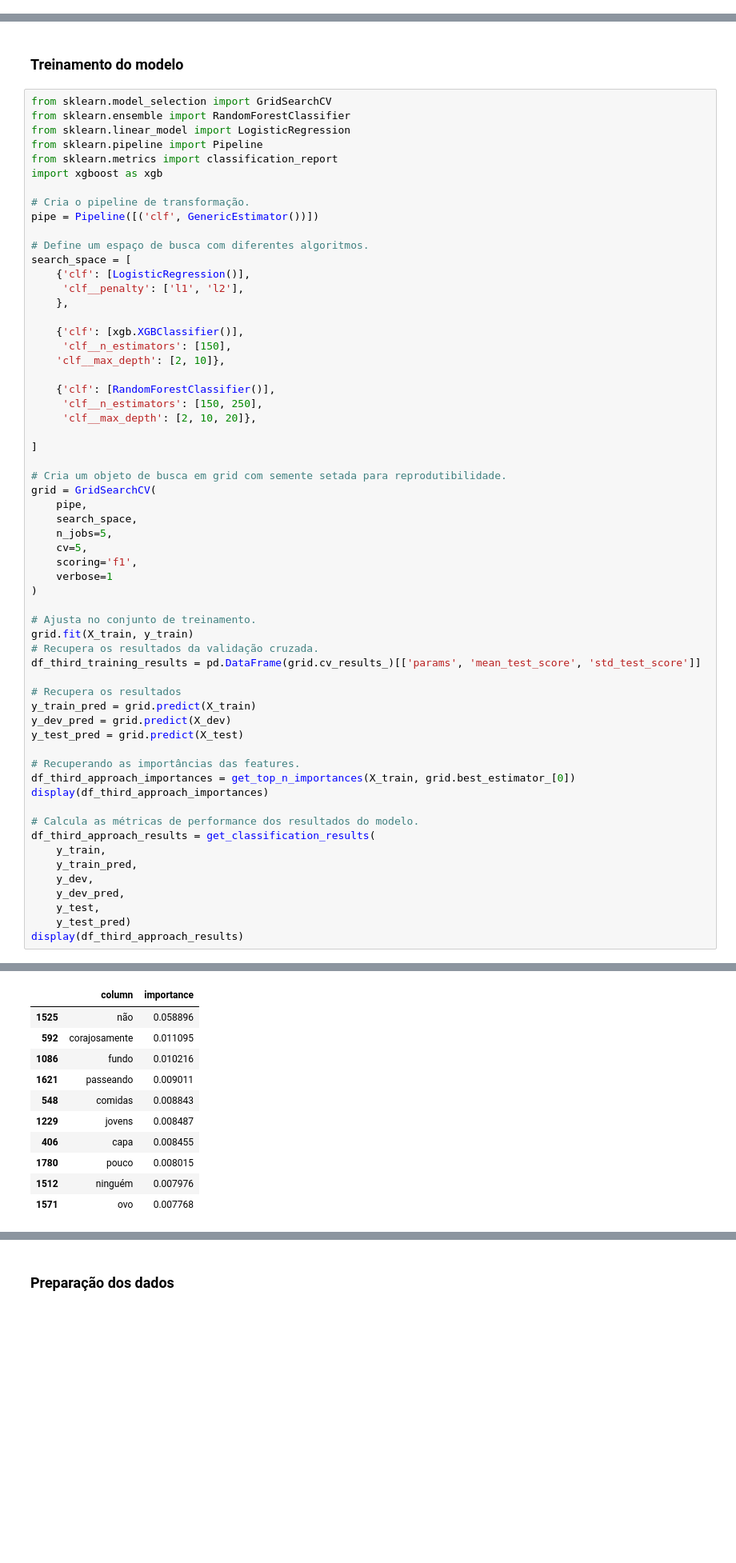
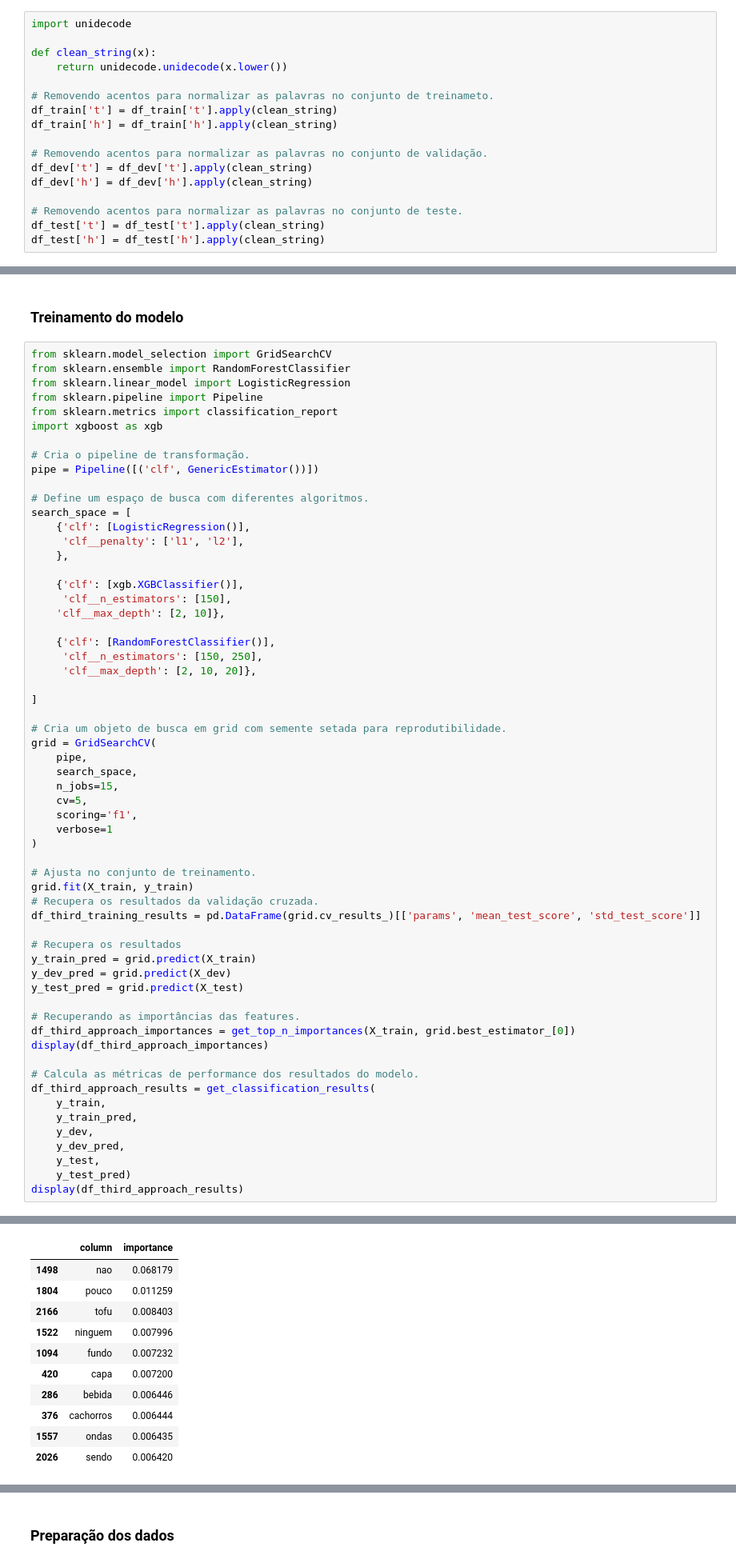
Before and after one commit to jmssouza/nlp_entailment, a Jupyter notebook: notebooks/bag_of_words.ipynb, the cells around one changed output, grey strips where cells are left out. Shown at 80% size. Drawn from its saved outputs; the diff is of its cells as text; blank space fills up the shorter version.

```diff
--- a/notebooks/bag_of_words.ipynb
+++ b/notebooks/bag_of_words.ipynb
@@ -102,3 +119,20 @@ Shape de teste: (2448, 4)
+# %%
+import unidecode
+
+def clean_string(x):
+    return unidecode.unidecode(x.lower())
+
+# Removendo acentos para normalizar as palavras no conjunto de treinameto.
+df_train['t'] = df_train['t'].apply(clean_string)
+df_train['h'] = df_train['h'].apply(clean_string)
+
+# Removendo acentos para normalizar as palavras no conjunto de validação.
+df_dev['t'] = df_dev['t'].apply(clean_string)
+df_dev['h'] = df_dev['h'].apply(clean_string)
+
+# Removendo acentos para normalizar as palavras no conjunto de teste.
+df_test['t'] = df_test['t'].apply(clean_string)
+df_test['h'] = df_test['h'].apply(clean_string)
 # %% [markdown]
 ## Transformação dos dados
 # %%
@@ -384,7 +435,7 @@ search_space = [
 grid = GridSearchCV(
     pipe,
     search_space,
-    n_jobs=5,
+    n_jobs=15,
     cv=5,
     scoring='f1',
     verbose=1
@@ -434,13 +485,13 @@ Traceback (most recent call last):
   warnings.warn(
 |  | column | importance |
-| 1525 | não | 0.058896 |
-| 592 | corajosamente | 0.011095 |
-| 1086 | fundo | 0.010216 |
-| 1621 | passeando | 0.009011 |
-| 548 | comidas | 0.008843 |
-| 1229 | jovens | 0.008487 |
-| 406 | capa | 0.008455 |
-| 1780 | pouco | 0.008015 |
-| 1512 | ninguém | 0.007976 |
-| 1571 | ovo | 0.007768 |
+| 1498 | nao | 0.068179 |
+| 1804 | pouco | 0.011259 |
+| 2166 | tofu | 0.008403 |
+| 1522 | ninguem | 0.007996 |
+| 1094 | fundo | 0.007232 |
+| 420 | capa | 0.007200 |
+| 286 | bebida | 0.006446 |
+| 376 | cachorros | 0.006444 |
+| 1557 | ondas | 0.006435 |
+| 2026 | sendo | 0.006420 |
 |  | type | f1 | precision | recall | accuracy |
```
Also changed, not shown: parts of 13 cells of this notebook, 1 other file.
